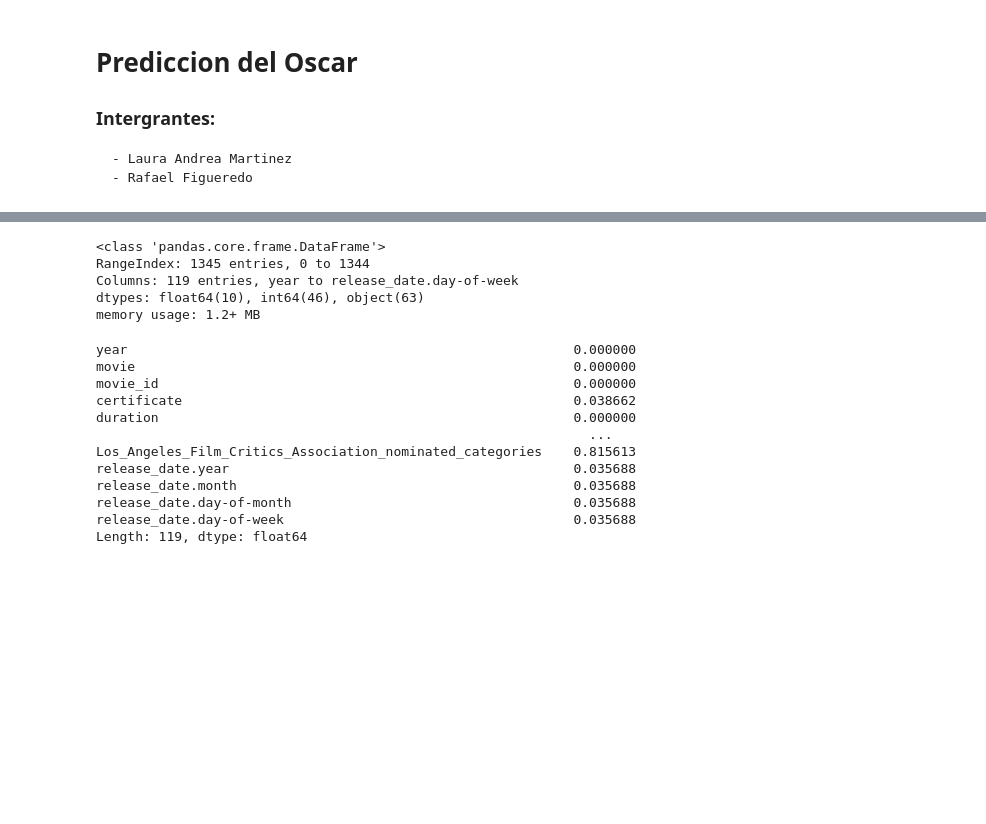
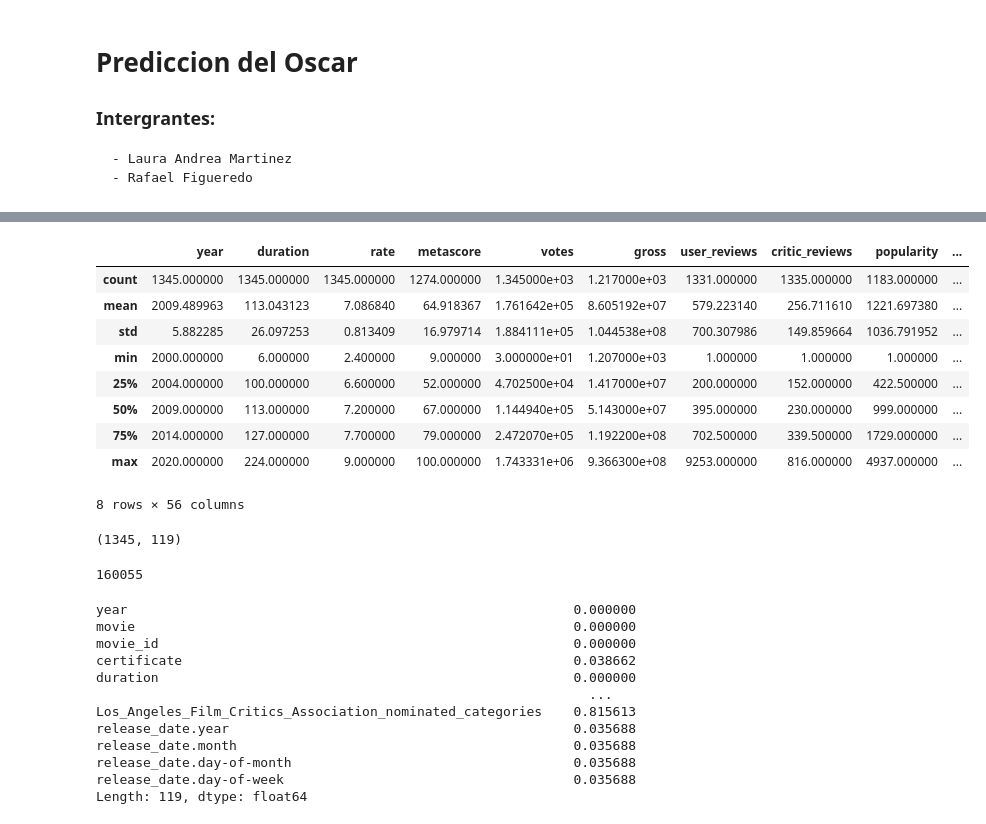
Before and after one commit to refo44/dhds_tp3_grupo6, a Jupyter notebook: movies.ipynb, the cells around one changed output, grey strips where cells are left out. Drawn from its saved outputs; the diff is of its cells as text; code cells hidden in the pictures; blank space fills up the shorter version.

```diff
--- a/movies.ipynb
+++ b/movies.ipynb
@@ -25,12 +28,24 @@ df.head(2)
+# %%
+df.describe()
+# %% [output]
+|  | year | duration | rate | metascore | votes | gross | user_reviews | critic_reviews | popularity | ... |
+| count | 1345.000000 | 1345.000000 | 1345.000000 | 1274.000000 | 1.345000e+03 | 1.217000e+03 | 1331.000000 | 1335.000000 | 1183.000000 | ... |
+| mean | 2009.489963 | 113.043123 | 7.086840 | 64.918367 | 1.761642e+05 | 8.605192e+07 | 579.223140 | 256.711610 | 1221.697380 | ... |
+| std | 5.882285 | 26.097253 | 0.813409 | 16.979714 | 1.884111e+05 | 1.044538e+08 | 700.307986 | 149.859664 | 1036.791952 | ... |
+| min | 2000.000000 | 6.000000 | 2.400000 | 9.000000 | 3.000000e+01 | 1.207000e+03 | 1.000000 | 1.000000 | 1.000000 | ... |
+| 25% | 2004.000000 | 100.000000 | 6.600000 | 52.000000 | 4.702500e+04 | 1.417000e+07 | 200.000000 | 152.000000 | 422.500000 | ... |
+| 50% | 2009.000000 | 113.000000 | 7.200000 | 67.000000 | 1.144940e+05 | 5.143000e+07 | 395.000000 | 230.000000 | 999.000000 | ... |
+| 75% | 2014.000000 | 127.000000 | 7.700000 | 79.000000 | 2.472070e+05 | 1.192200e+08 | 702.500000 | 339.500000 | 1729.000000 | ... |
+| max | 2020.000000 | 224.000000 | 9.000000 | 100.000000 | 1.743331e+06 | 9.366300e+08 | 9253.000000 | 816.000000 | 4937.000000 | ... |
+8 rows × 56 columns
 # %%
-
-df.info()
+df.shape
 # %% [output]
-<class 'pandas.core.frame.DataFrame'>
-RangeIndex: 1345 entries, 0 to 1344
-Columns: 119 entries, year to release_date.day-of-week
-dtypes: float64(10), int64(46), object(63)
-memory usage: 1.2+ MB
+(1345, 119)
+# %%
+df.size
+# %% [output]
+160055
 # %%
 # Calcula el porcentaje de valores nulos en cada columna
 null_vals = df.isnull().mean()
```
Also changed, not shown: parts of 38 cells of this notebook, 3 other files.
